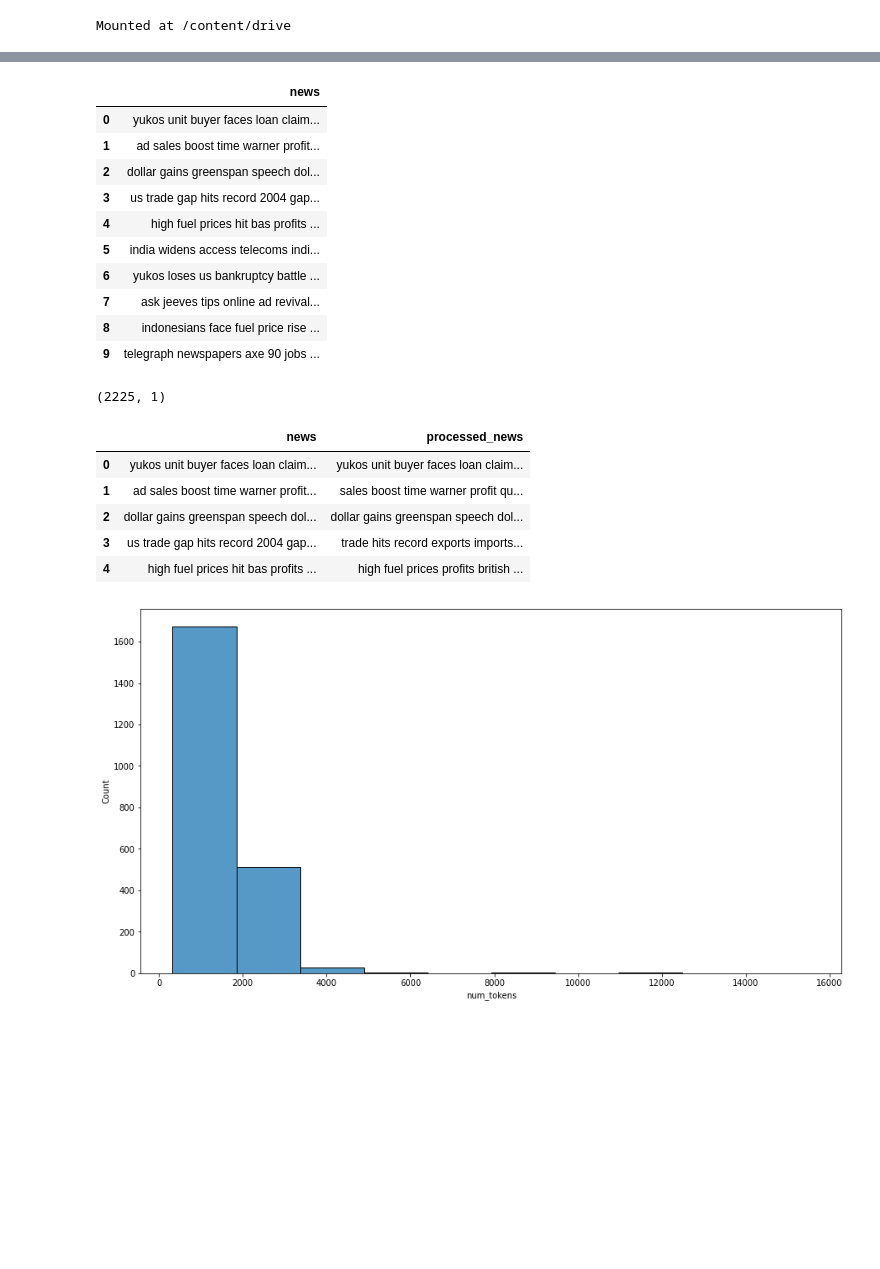
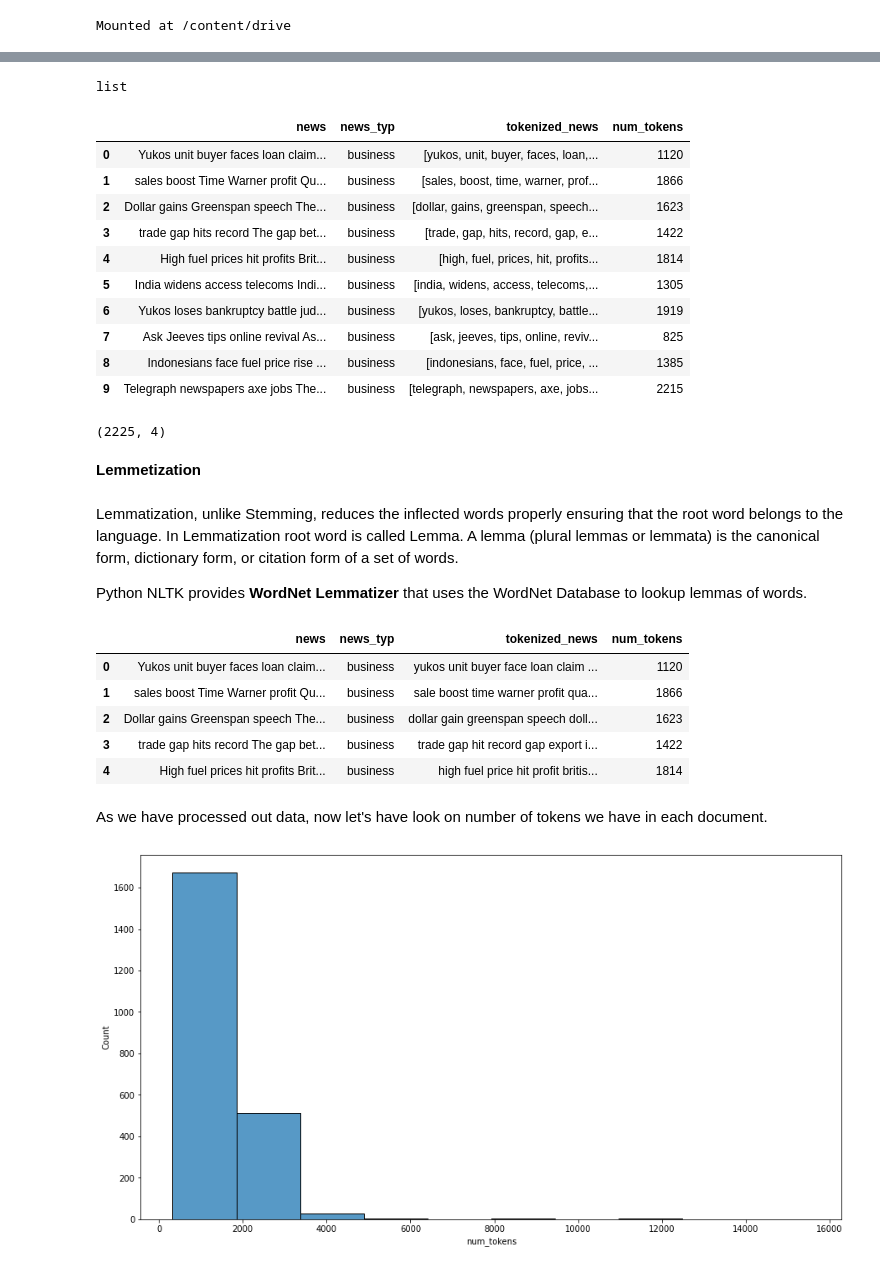
Before and after one commit to M0n1ka-05/Topic-Modelling-on-news-article, a Jupyter notebook: Monika_Shinde_Team_3_Capestone_Project_4_Topic_Modeling_on_News_Articles_Capstone_Project.ipynb, the cells around one changed output, grey strips where cells are left out. Saved outputs shown, nothing was run; the diff lists cells and outputs as text; code cells hidden in the pictures; blank space fills up the shorter version.

```diff
--- a/Monika_Shinde_Team_3_Capestone_Project_4_Topic_Modeling_on_News_Articles_Capstone_Project.ipynb
+++ b/Monika_Shinde_Team_3_Capestone_Project_4_Topic_Modeling_on_News_Articles_Capstone_Project.ipynb
@@ -113 +130,4 @@ import seaborn as sns
+# %%
+# removing short words
+news_df['news'] = news_df['news'].apply(lambda x: ' '.join([w for w in x.split() if len(w)>2]))
 # %%
@@ -114,4 +135,4 @@ import seaborn as sns
 def rmv_punctuation(text):
     return ''.join(s for s in text if s not in punctuation)
 # %%
-new_df['news'] = new_df['news'].apply(rmv_punctuation)
+news_df['news'] = news_df['news'].apply(rmv_punctuation)
@@ -117,0 +143,2 @@ new_df['news'] = new_df['news'].apply(rmv_punctuation)
+# %%
+news_df['tokenized_news'] = news_df.apply(lambda row: nltk.word_tokenize(row['news']), axis=1)
@@ -141,26 +160,28 @@ array(['i', 'me', 'my', 'myself', 'we', 'our', 'ours', 'ourselves', 'you',
+# %%
+type(sw)
+# %% [output]
+list
 # %%
 def rmv_stopwords(text):
     '''a function for removing the stopword'''
     # removing the stop words and lowercasing the selected words
-    text = [word.lower() for word in text.split() if word.lower() not in sw]
-    # joining the list of words with space separator
-    return " ".join(text)
+    return [word.lower() for word in text.split() if word.lower() not in sw]
 # %%
-new_df['news'] = new_df['news'].apply(rmv_stopwords)
-new_df.head(10)
+news_df['tokenized_news'] = news_df['news'].apply(rmv_stopwords)
+news_df.head(10)
 # %% [output]
-|  | news |
-| 0 | yukos unit buyer faces loan claim... |
-| 1 | ad sales boost time warner profit... |
-| 2 | dollar gains greenspan speech dol... |
-| 3 | us trade gap hits record 2004 gap... |
-| 4 | high fuel prices hit bas profits ... |
-| 5 | india widens access telecoms indi... |
-| 6 | yukos loses us bankruptcy battle ... |
-| 7 | ask jeeves tips online ad revival... |
-| 8 | indonesians face fuel price rise ... |
-| 9 | telegraph newspapers axe 90 jobs ... |
+|  | news | news_typ | tokenized_news | num_tokens |
+| 0 | Yukos unit buyer faces loan claim... | business | [yukos, unit, buyer, faces, loan,... | 1120 |
+| 1 | sales boost Time Warner profit Qu... | business | [sales, boost, time, warner, prof... | 1866 |
+| 2 | Dollar gains Greenspan speech The... | business | [dollar, gains, greenspan, speech... | 1623 |
+| 3 | trade gap hits record The gap bet... | business | [trade, gap, hits, record, gap, e... | 1422 |
+| 4 | High fuel prices hit profits Brit... | business | [high, fuel, prices, hit, profits... | 1814 |
+| 5 | India widens access telecoms Indi... | business | [india, widens, access, telecoms,... | 1305 |
+| 6 | Yukos loses bankruptcy battle jud... | business | [yukos, loses, bankruptcy, battle... | 1919 |
+| 7 | Ask Jeeves tips online revival As... | business | [ask, jeeves, tips, online, reviv... | 825 |
+| 8 | Indonesians face fuel price rise ... | business | [indonesians, face, fuel, price, ... | 1385 |
+| 9 | Telegraph newspapers axe jobs The... | business | [telegraph, newspapers, axe, jobs... | 2215 |
 # %%
-new_df.shape
+news_df.shape
 # %% [output]
-(2225, 1)
+(2225, 4)
@@ -172,0 +188,7 @@ new_df['processed_news'] = new_df['processed_news'].apply(lambda x: ' '.join([w
+# %% [markdown]
+**Lemmetization**
+# %% [markdown]
+Lemmatization, unlike Stemming, reduces the inflected words properly ensuring that the root word belongs to the language. In Lemmatization root word is called Lemma. A lemma (plural lemmas or lemmata) is the canonical form, dictionary form, or citation form of a set of words.
+
+
+Python NLTK provides **WordNet Lemmatizer** that uses the WordNet Database to lookup lemmas of words.
@@ -173,11 +203,13 @@ new_df['processed_news'] = new_df['processed_news'].apply(lambda x: ' '.join([w
 # %%
-new_df.head(5)
+news_df.head(5)
 # %% [output]
-|  | news | processed_news |
-| 0 | yukos unit buyer faces loan claim... | yukos unit buyer faces loan claim... |
-| 1 | ad sales boost time warner profit... | sales boost time warner profit qu... |
-| 2 | dollar gains greenspan speech dol... | dollar gains greenspan speech dol... |
-| 3 | us trade gap hits record 2004 gap... | trade hits record exports imports... |
-| 4 | high fuel prices hit bas profits ... | high fuel prices profits british ... |
+|  | news | news_typ | tokenized_news | num_tokens |
+| 0 | Yukos unit buyer faces loan claim... | business | yukos unit buyer face loan claim ... | 1120 |
+| 1 | sales boost Time Warner profit Qu... | business | sale boost time warner profit qua... | 1866 |
+| 2 | Dollar gains Greenspan speech The... | business | dollar gain greenspan speech doll... | 1623 |
+| 3 | trade gap hits record The gap bet... | business | trade gap hit record gap export i... | 1422 |
+| 4 | High fuel prices hit profits Brit... | business | high fuel price hit profit britis... | 1814 |
+# %% [markdown]
+As we have processed out data, now let's have look on number of tokens we have in each document.
 # %%
 # Sum the number of tokens in each Doc
```
Also changed, not shown: parts of 70 cells of this notebook.
